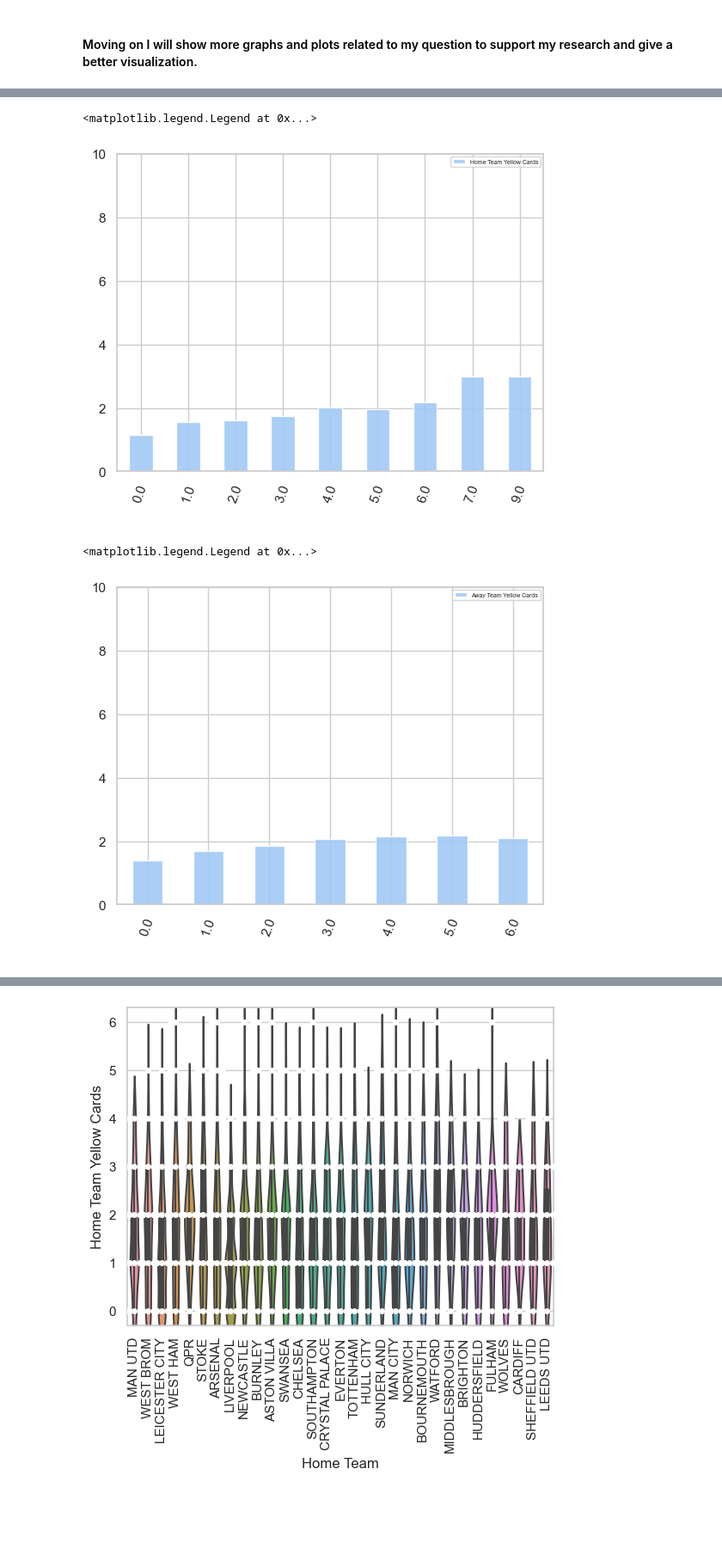
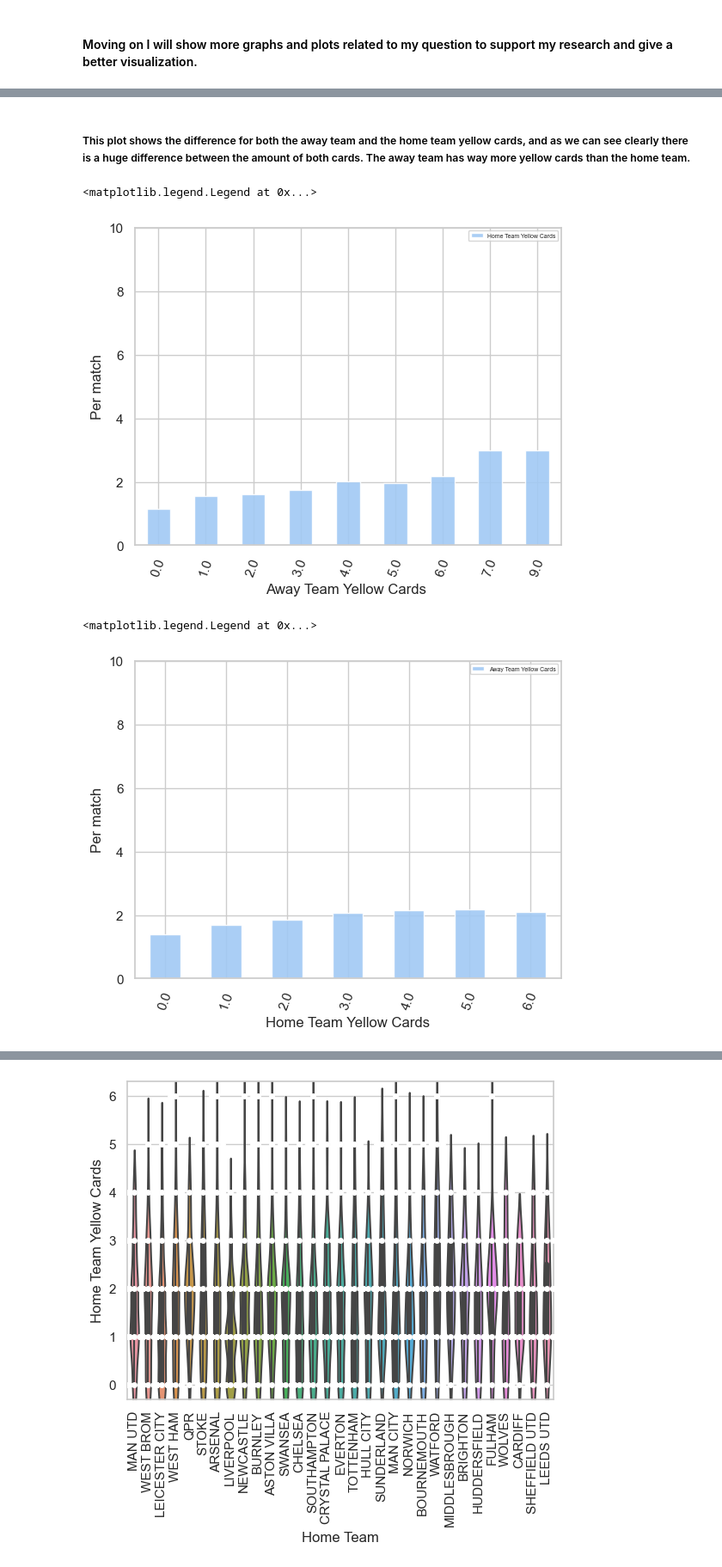
Before and after one commit to ubco-W2022T2-data301/Group14, a Jupyter notebook: analysis/analysis1.ipynb, the cells around one changed output, grey strips where cells are left out. Shown at 86% size. Saved outputs shown, nothing was run; the diff lists cells and outputs as text; code cells hidden in the pictures; blank space fills up the shorter version.

```diff
--- a/analysis/analysis1.ipynb
+++ b/analysis/analysis1.ipynb
@@ -265,18 +267,20 @@ sns.barplot(ax=axes[0],x="Away Team Yellow Cards", y = "Home Team Yellow Cards",
+# %% [markdown]
+##### This plot shows the difference for both the away team and the home team yellow cards, and as we can see clearly there is a huge difference between the amount of both cards. The away team has way more yellow cards than the home team.
 # %%
 sns.set_theme('notebook', "whitegrid", palette = "pastel")
-df_cleaned.groupby('Away Team Yellow Cards').mean().plot.bar(grid=True, width=.5, alpha=.90).set(title = '', xlabel = ' ',  ylabel = '')
+df_cleaned.groupby('Away Team Yellow Cards').mean().plot.bar(grid=True, width=.5, alpha=.90).set(title = '', xlabel = 'Away Team Yellow Cards ',  ylabel = 'Per match')
 plt.xticks(rotation=70)
 plt.ylim(0,10)
 plt.legend(bbox_to_anchor=(1.0,1.0), fontsize='5')
 # %% [output]
 <matplotlib.legend.Legend at 0x...>
-[figure, old version]
+[figure, new version]
 # %%
 sns.set_theme('notebook', "whitegrid", palette = "pastel")
-df_cleaned.groupby('Home Team Yellow Cards').mean().plot.bar(grid=True, width=.5, alpha=.90).set(title = '', xlabel = ' ',  ylabel = '')
+df_cleaned.groupby('Home Team Yellow Cards').mean().plot.bar(grid=True, width=.5, alpha=.90).set(title = '', xlabel = 'Home Team Yellow Cards',  ylabel = 'Per match')
 plt.xticks(rotation=70)
 plt.ylim(0,10)
 plt.legend(bbox_to_anchor=(1.0,1.0), fontsize='5')
 # %% [output]
 <matplotlib.legend.Legend at 0x...>
-[figure, old version]
+[figure, new version]
```
Also changed, not shown: parts of 8 cells of this notebook.
